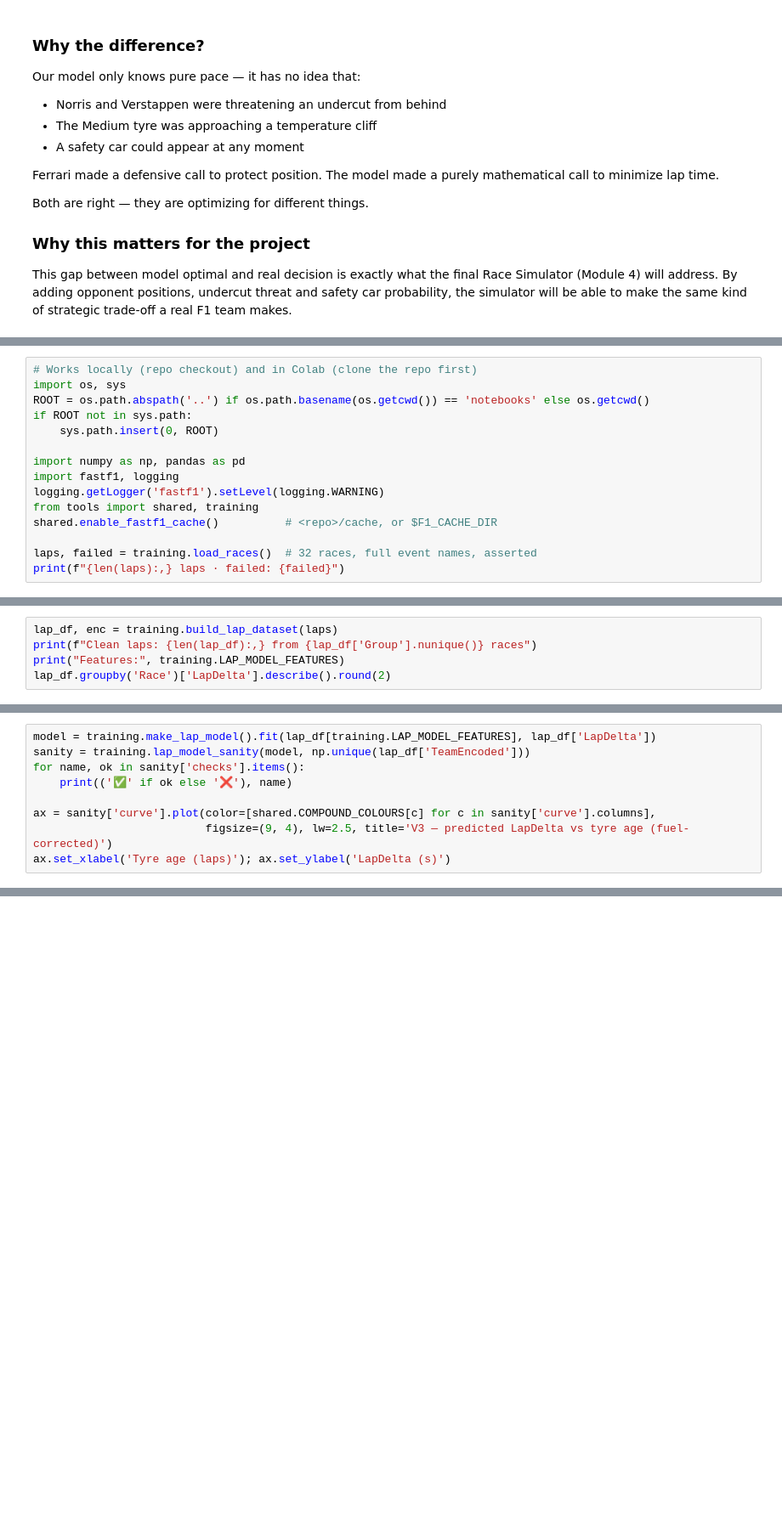
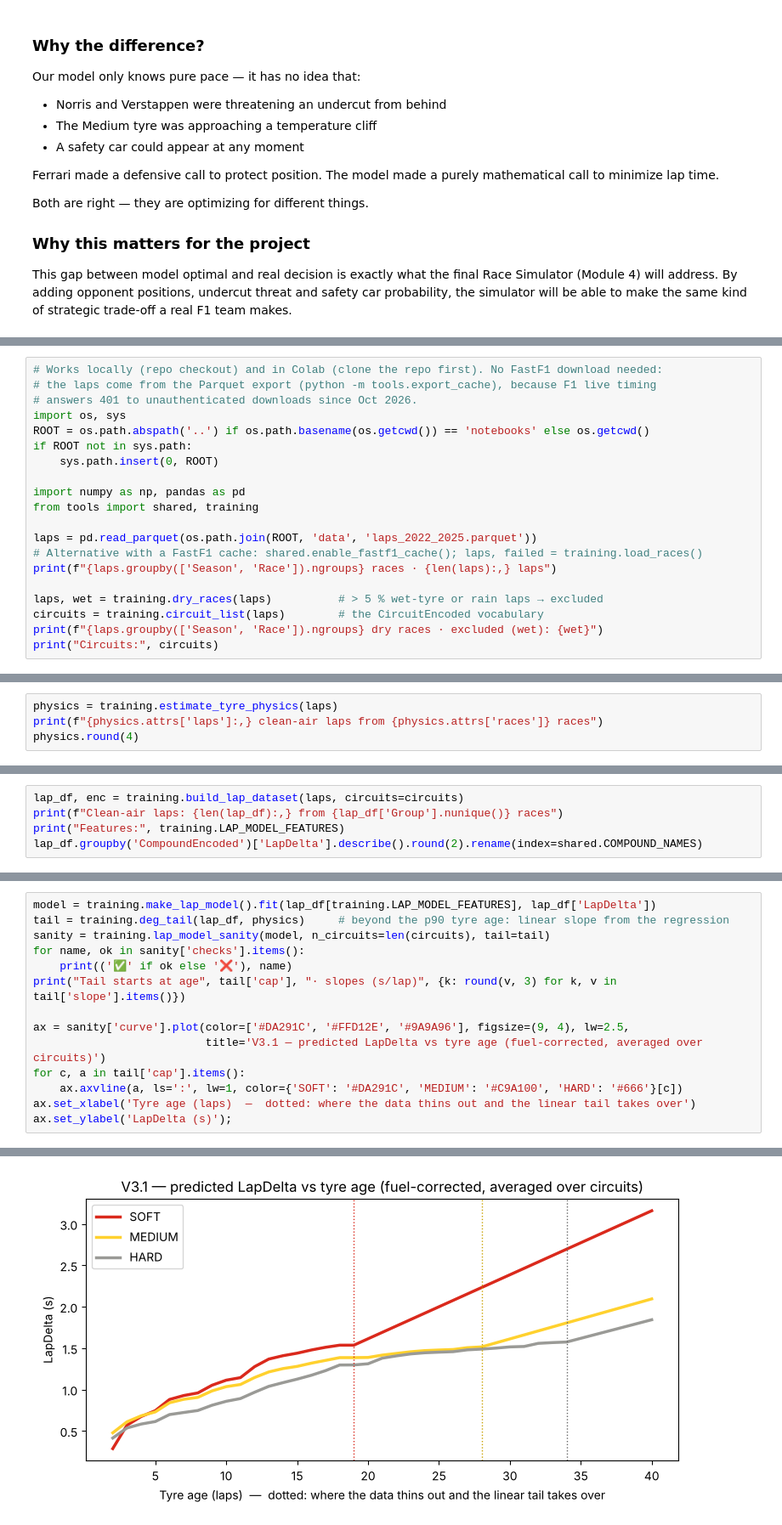
Before and after one commit to pdf1802/f1-data-science, a Jupyter notebook: notebooks/lap_time_model.ipynb, the cells around one changed output, grey strips where cells are left out. Shown at 85% size. Saved outputs shown, nothing was run; the diff lists cells and outputs as text; blank space fills up the shorter version.

```diff
--- a/notebooks/lap_time_model.ipynb
+++ b/notebooks/lap_time_model.ipynb
@@ -1019,15 +1025,20 @@ The logic lives in `tools/training.py` (tested in `tests/test_training.py`, incl
 # %%
-# Works locally (repo checkout) and in Colab (clone the repo first)
+# Works locally (repo checkout) and in Colab (clone the repo first). No FastF1 download needed:
+# the laps come from the Parquet export (python -m tools.export_cache), because F1 live timing
+# answers 401 to unauthenticated downloads since Oct 2026.
 import os, sys
 ROOT = os.path.abspath('..') if os.path.basename(os.getcwd()) == 'notebooks' else os.getcwd()
 if ROOT not in sys.path:
     sys.path.insert(0, ROOT)
 
 import numpy as np, pandas as pd
-import fastf1, logging
-logging.getLogger('fastf1').setLevel(logging.WARNING)
 from tools import shared, training
-shared.enable_fastf1_cache()          # <repo>/cache, or $F1_CACHE_DIR
 
-laps, failed = training.load_races()  # 32 races, full event names, asserted
-print(f"{len(laps):,} laps · failed: {failed}")
+laps = pd.read_parquet(os.path.join(ROOT, 'data', 'laps_2022_2025.parquet'))
+# Alternative with a FastF1 cache: shared.enable_fastf1_cache(); laps, failed = training.load_races()
+print(f"{laps.groupby(['Season', 'Race']).ngroups} races · {len(laps):,} laps")
+
+laps, wet = training.dry_races(laps)          # > 5 % wet-tyre or rain laps → excluded
+circuits = training.circuit_list(laps)        # the CircuitEncoded vocabulary
+print(f"{laps.groupby(['Season', 'Race']).ngroups} dry races · excluded (wet): {wet}")
+print("Circuits:", circuits)
@@ -1033,0 +1061,4 @@ print(f"{len(laps):,} laps · failed: {failed}")
+# %%
+physics = training.estimate_tyre_physics(laps)
+print(f"{physics.attrs['laps']:,} clean-air laps from {physics.attrs['races']} races")
+physics.round(4)
@@ -1037,5 +1086,5 @@ print(f"{len(laps):,} laps · failed: {failed}")
 # %%
-lap_df, enc = training.build_lap_dataset(laps)
-print(f"Clean laps: {len(lap_df):,} from {lap_df['Group'].nunique()} races")
+lap_df, enc = training.build_lap_dataset(laps, circuits=circuits)
+print(f"Clean-air laps: {len(lap_df):,} from {lap_df['Group'].nunique()} races")
 print("Features:", training.LAP_MODEL_FEATURES)
-lap_df.groupby('Race')['LapDelta'].describe().round(2)
+lap_df.groupby('CompoundEncoded')['LapDelta'].describe().round(2).rename(index=shared.COMPOUND_NAMES)
@@ -1057,9 +1122,15 @@ model questions whose answers we *know*.
 # %%
 model = training.make_lap_model().fit(lap_df[training.LAP_MODEL_FEATURES], lap_df['LapDelta'])
-sanity = training.lap_model_sanity(model, np.unique(lap_df['TeamEncoded']))
+tail = training.deg_tail(lap_df, physics)     # beyond the p90 tyre age: linear slope from the regression
+sanity = training.lap_model_sanity(model, n_circuits=len(circuits), tail=tail)
 for name, ok in sanity['checks'].items():
     print(('✅' if ok else '❌'), name)
+print("Tail starts at age", tail['cap'], "· slopes (s/lap)", {k: round(v, 3) for k, v in tail['slope'].items()})
 
-ax = sanity['curve'].plot(color=[shared.COMPOUND_COLOURS[c] for c in sanity['curve'].columns],
-                          figsize=(9, 4), lw=2.5, title='V3 — predicted LapDelta vs tyre age (fuel-corrected)')
-ax.set_xlabel('Tyre age (laps)'); ax.set_ylabel('LapDelta (s)')
+ax = sanity['curve'].plot(color=['#DA291C', '#FFD12E', '#9A9A96'], figsize=(9, 4), lw=2.5,
+                          title='V3.1 — predicted LapDelta vs tyre age (fuel-corrected, averaged over circuits)')
+for c, a in tail['cap'].items():
+    ax.axvline(a, ls=':', lw=1, color={'SOFT': '#DA291C', 'MEDIUM': '#C9A100', 'HARD': '#666'}[c])
+ax.set_xlabel('Tyre age (laps)  —  dotted: where the data thins out and the linear tail takes over')
+ax.set_ylabel('LapDelta (s)');
+# %% [output]
@@ -1065,0 +1144 @@ ax.set_xlabel('Tyre age (laps)'); ax.set_ylabel('LapDelta (s)')
+[figure, added]
```
Also changed, not shown: parts of 15 cells of this notebook, 9 other files.
